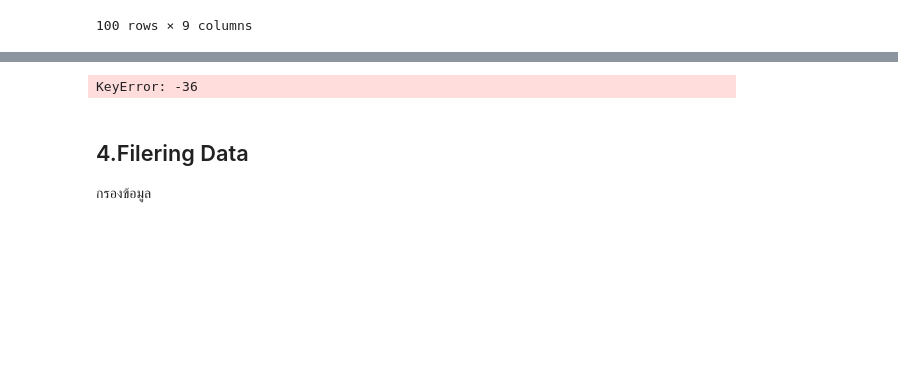
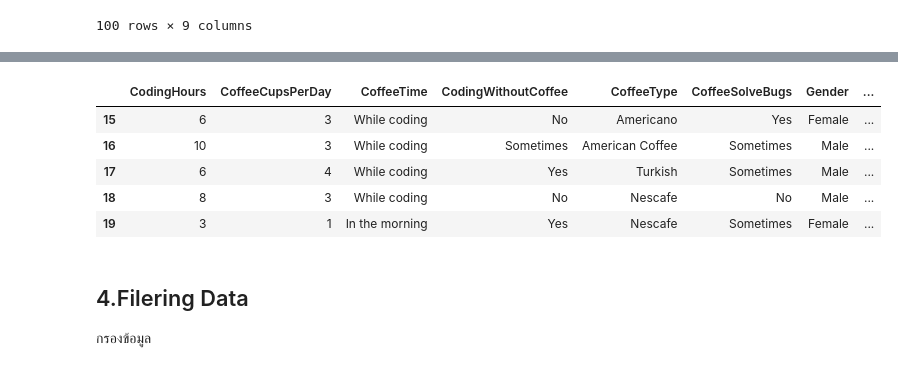
Before and after one commit to Peemai-Techit/DataMining, a Jupyter notebook: 3.Pandas/pandas_tutorial.ipynb, the cells around one changed output, grey strips where cells are left out. Drawn from its saved outputs; the diff is of its cells as text; code cells hidden in the pictures; blank space fills up the shorter version.

```diff
--- a/3.Pandas/pandas_tutorial.ipynb
+++ b/3.Pandas/pandas_tutorial.ipynb
@@ -170,16 +179,23 @@ df_from_url.loc[50:99]
 # %%
 # เข้าถึงข้อมูลแบบ dataFram.loc[row, column]
 # ขออนุญาตสร้าง dataFram ชื่อ coffee
 coffee = df_from_url
 
 # ขอแถวที่ 0 ถึง 20 และ Columns 'CoffeeType'
 coffee.loc[ :20, 'CoffeeType']
+
 # ขอแถวที่ 0 ถึงที่ 20 และ Columns 'CoffeeType''Gender'
 coffee.loc[0:20, ["CoffeeType","Gender"]]
+
 # ขอแถวที่ 15 - 50 และ column ที่ 3-6
-coffee.loc[14-50]
+coffee.loc[15:50].head()
 # %% [output]
-KeyError: -36
+|  | CodingHours | CoffeeCupsPerDay | CoffeeTime | CodingWithoutCoffee | CoffeeType | CoffeeSolveBugs | Gender | ... |
+| 15 | 6 | 3 | While coding | No | Americano | Yes | Female | ... |
+| 16 | 10 | 3 | While coding | Sometimes | American Coffee | Sometimes | Male | ... |
+| 17 | 6 | 4 | While coding | Yes | Turkish | Sometimes | Male | ... |
+| 18 | 8 | 3 | While coding | No | Nescafe | No | Male | ... |
+| 19 | 3 | 1 | In the morning | Yes | Nescafe | Sometimes | Female | ... |
 # %% [markdown]
 ## 4.Filering Data
 กรองข้อมูล
```
Also changed, not shown: parts of 4 cells of this notebook.
